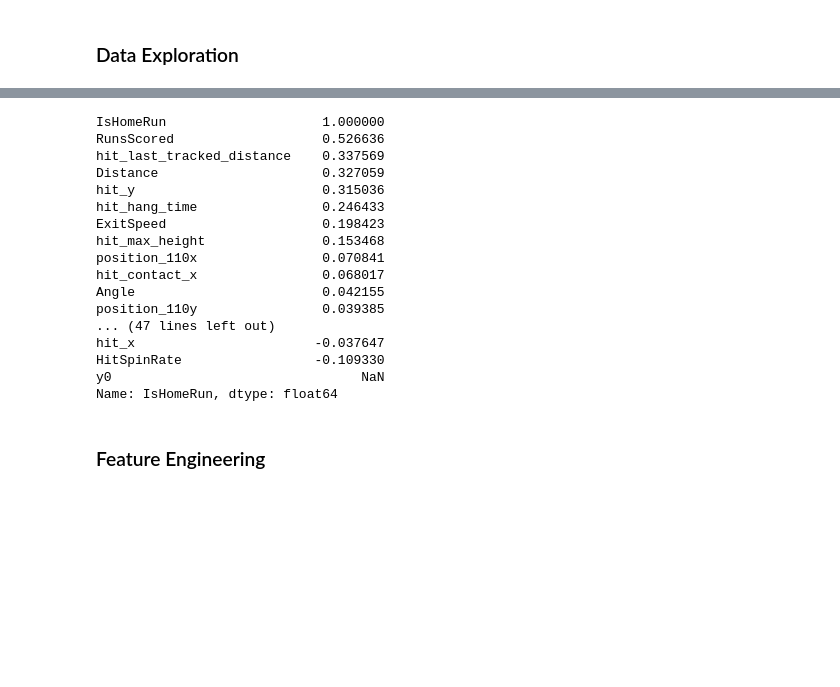
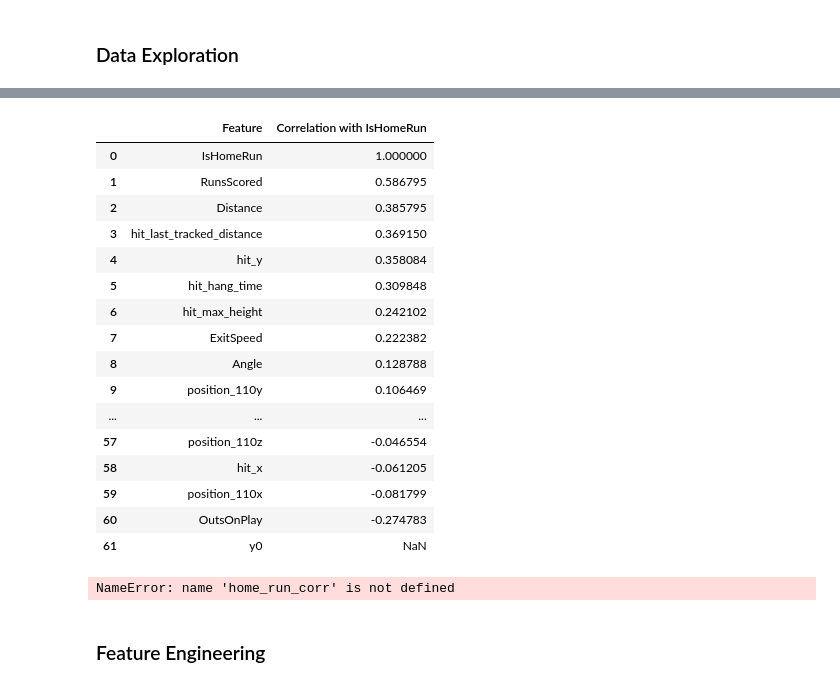
Before and after one commit to dylan-dang/baseball-ml-project, a Jupyter notebook: notebook.ipynb, the cells around one changed output, grey strips where cells are left out. Drawn from its saved outputs; the diff is of its cells as text; code cells hidden in the pictures; blank space fills up the shorter version.

```diff
--- a/notebook.ipynb
+++ b/notebook.ipynb
@@ -117,36 +202,50 @@ plt.show()
+# %%
+# Filter home runs less than a distance of 300
+data = data[~((data['PlayResult'] == 'HomeRun') & (data['Distance'] < 300))]
 # %%
-data = pd.read_csv('data_10k.csv')
-
 # Ensure IsHomeRun is defined as a binary column
-data['IsHomeRun'] = (data['PlayResult'] == 'HomeRun').astype(int)
+texas_data['IsHomeRun'] = (texas_data['PlayResult'] == 'HomeRun').astype(int)
 
 # Drop all columns that aren't numerical
-numerical_features = data.select_dtypes(include=['float64', 'int64']).columns
+numerical_features = texas_data.select_dtypes(include=['float64', 'int64']).columns
 
 # Calculate correlations with IsHomeRun
 home_run_corr = data[numerical_features].corr()['IsHomeRun'].sort_values(ascending=False)
 
 # Display the correlations
-pd.set_option('display.max_rows', None)
-print(home_run_corr)
+
+correlation_df = home_run_corr.reset_index()
+correlation_df.columns = ['Feature', 'Correlation with IsHomeRun']
+display(correlation_df)
 # %% [output]
-IsHomeRun                    1.000000
-RunsScored                   0.526636
-hit_last_tracked_distance    0.337569
-Distance                     0.327059
-hit_y                        0.315036
-hit_hang_time                0.246433
-ExitSpeed                    0.198423
-hit_max_height               0.153468
-position_110x                0.070841
-hit_contact_x                0.068017
-Angle                        0.042155
-position_110y                0.039385
-... (47 lines left out)
-hit_x                       -0.037647
-HitSpinRate                 -0.109330
-y0                                NaN
-Name: IsHomeRun, dtype: float64
+|  | Feature | Correlation with IsHomeRun |
+| 0 | IsHomeRun | 1.000000 |
+| 1 | RunsScored | 0.586795 |
+| 2 | Distance | 0.385795 |
+| 3 | hit_last_tracked_distance | 0.369150 |
+| 4 | hit_y | 0.358084 |
+| 5 | hit_hang_time | 0.309848 |
+| 6 | hit_max_height | 0.242102 |
+| 7 | ExitSpeed | 0.222382 |
+| 8 | Angle | 0.128788 |
+| 9 | position_110y | 0.106469 |
+| ... | ... | ... |
+| 57 | position_110z | -0.046554 |
+| 58 | hit_x | -0.061205 |
+| 59 | position_110x | -0.081799 |
+| 60 | OutsOnPlay | -0.274783 |
+| 61 | y0 | NaN |
+# %%
+correlation_threshold = 0.05
+
+features_to_drop = home_run_corr[home_run_corr.abs() < correlation_threshold].index
+
+#drop features below threshold
+data_dropped = data.drop(columns=features_to_drop)
+
+print(data_dropped.columns)
+# %% [output]
+NameError: name 'home_run_corr' is not defined
 # %% [markdown]
 ### Feature Engineering
 # %% [markdown]
```
Also changed, not shown: parts of 8 cells of this notebook, 1 other file.
